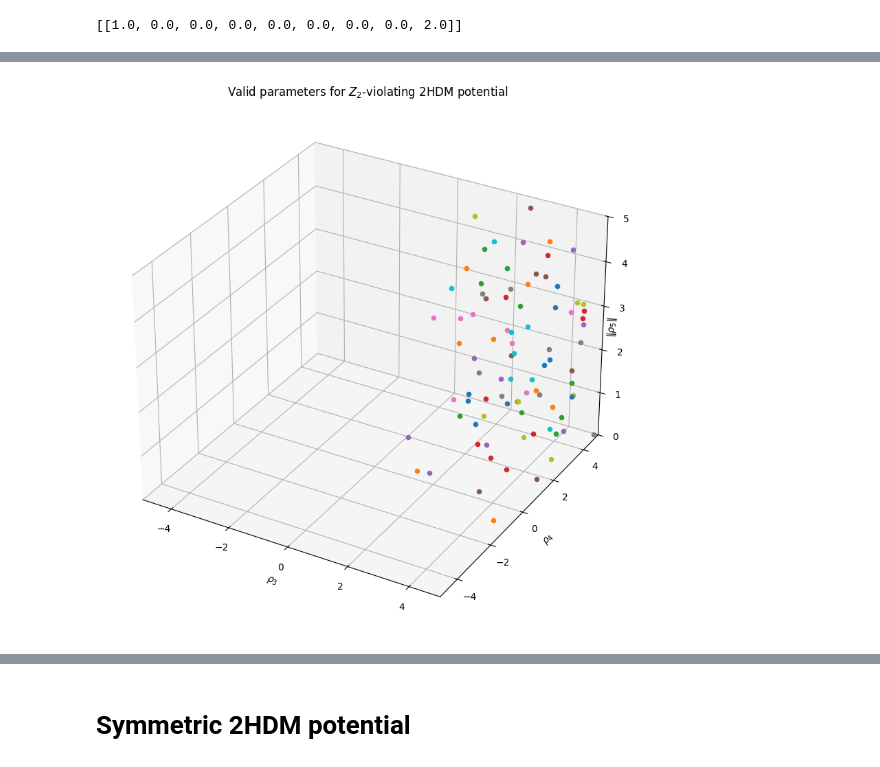
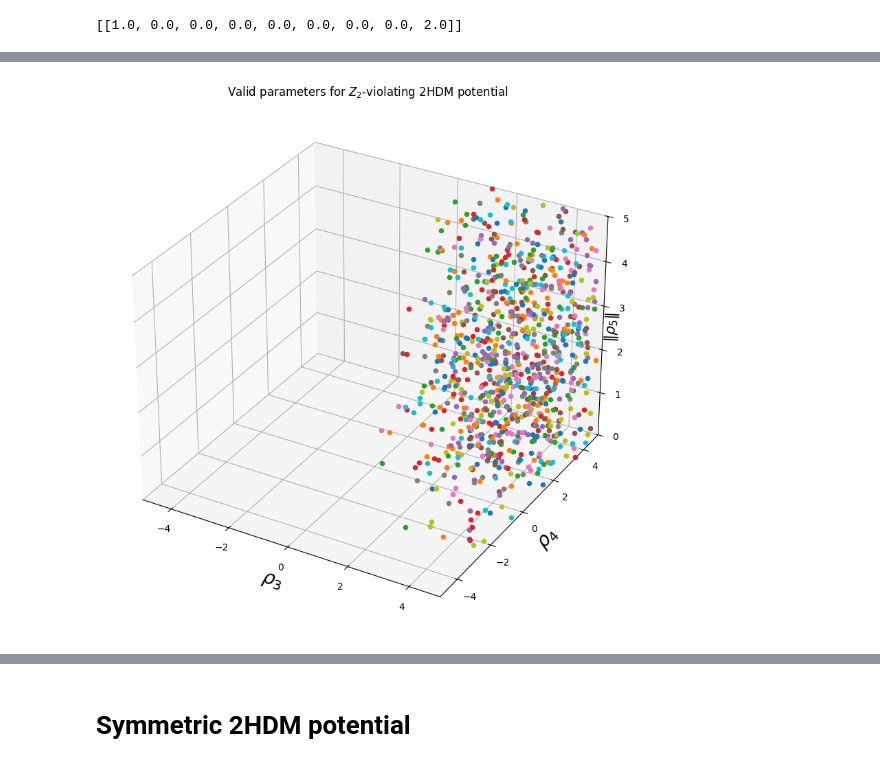
Before and after one commit to jdlpv/Theoretical-constraints-on-beyond-Standard-Model-extensions-of-the-Higgs-potential, a Jupyter notebook: main.ipynb, the cells around one changed output, grey strips where cells are left out. Drawn from its saved outputs; the diff is of its cells as text; code cells hidden in the pictures.

```diff
--- a/main.ipynb
+++ b/main.ipynb
@@ -320,11 +353,10 @@ plt.show()
 fig = plt.figure(figsize=(15,5))
 ax = fig.add_subplot(131)
 
-for point in np.linspace(0, len(new_valid_values)-1, len(new_valid_values)):
-    ax.scatter(new_valid_values[int(point)][0], new_valid_values[int(point)][2])
+ax.scatter(new_valid_values[:,0], new_valid_values[:,2],color='goldenrod')
 
-ax.set_xlabel(r'$\rho_{3}$')
-ax.set_ylabel(r'$\|\rho_{5}\|$')
+ax.set_xlabel(r'$\rho_{3}$',fontsize=20)
+ax.set_ylabel(r'$\|\rho_{5}\|$',fontsize=20)
 ax.set_xlim([-5, 5])
 ax.set_ylim([0, 5])
 ax.set_title(r'Projection on $\rho_{3}-\|\rho_{5}\|$ plane')
@@ -333,11 +365,10 @@ plt.plot(np.linspace(-1,-1,100),np.linspace(0,5,100),color='black',linestyle='--
 
 ax = fig.add_subplot(133)
 
-for point in np.linspace(0, len(new_valid_values)-1, len(new_valid_values)):
-    ax.scatter(new_valid_values[int(point)][0], new_valid_values[int(point)][1])
+ax.scatter(new_valid_values[:,0], new_valid_values[:,1],color='goldenrod')
 
-ax.set_xlabel(r'$\rho_{3}$')
-ax.set_ylabel(r'$\rho_{4}$')
+ax.set_xlabel(r'$\rho_{3}$',fontsize=20)
+ax.set_ylabel(r'$\rho_{4}$',fontsize=20)
 ax.set_xlim([-5, 5])
 ax.set_ylim([-5, 5])
 ax.set_title(r'Projection on $\rho_{3}-\rho_{4}$ plane')
@@ -393,26 +391,45 @@ Z2_violating_valid_values
+# %%
+# Explore Z_2-violating 2HDM results
+
+dim = 10000
+
+regions = [(-5, 5),         # rho_3
+           (-5, 5),         # rho_4
+           (0, 5),          # |rho_5|
+           (0, 2*np.pi),    # gamma
+           (0, 5),          # |rho_6|
+           (0, 2*np.pi),    # alpha
+           (0, 5),          # |rho_7|
+           (0, 2*np.pi)]    # xi
+
+# Generate random parameters
+parameters = generate_random_free_params(dim, regions)
+
+# Minimize the function and filter the results with V > 0
+results = np.array(minimize_dependent_params(parameters, function_variable_regions))
+Z2_violating_valid_values = results[results[:, -1] > 0]
 # %%
 # Plot of the results
 # Even though in this example all the parameters are studied at once, only the region rho_3, rho_4, rho_5 is shown.
 
 fig = plt.figure(figsize=(10,10))
 ax = fig.add_subplot(111, projection='3d')
 
 for point in np.linspace(0,len(Z2_violating_valid_values)-1,len(Z2_violating_valid_values)):
-    #
     ax.scatter(Z2_violating_valid_values[int(point)][0],Z2_violating_valid_values[int(point)][1],Z2_violating_valid_values[int(point)][2])
 
-ax.set_xlabel(r'$\rho_{3}$')
-ax.set_ylabel(r'$\rho_{4}$')
-ax.set_zlabel(r'$\|\rho_{5}\|$', rotation=90)
+ax.set_xlabel(r'$\rho_{3}$',fontsize=20)
+ax.set_ylabel(r'$\rho_{4}$',fontsize=20)
+ax.set_zlabel(r'$\|\rho_{5}\|$',fontsize=15, rotation=90)
 ax.zaxis.labelpad = -15.25
 ax.set_xlim([-5,5])
 ax.set_ylim([-5,5])
 ax.set_zlim([0,5])
 ax.set_title(r'Valid parameters for $Z_2$-violating 2HDM potential')
 
 plt.show()
 # %% [output]
-[figure, old version]
+[figure, new version]
 # %%
 fig = plt.figure(figsize=(25,25))
 
```
Also changed, not shown: parts of 15 cells of this notebook.
